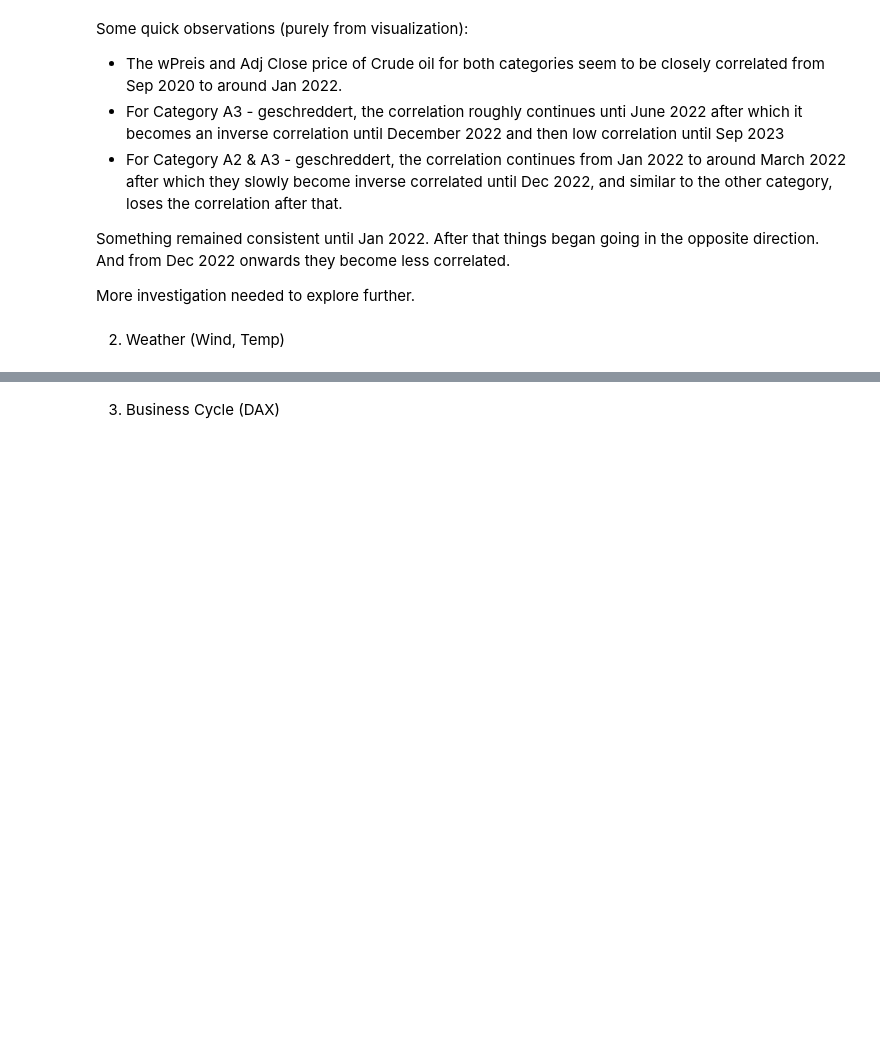
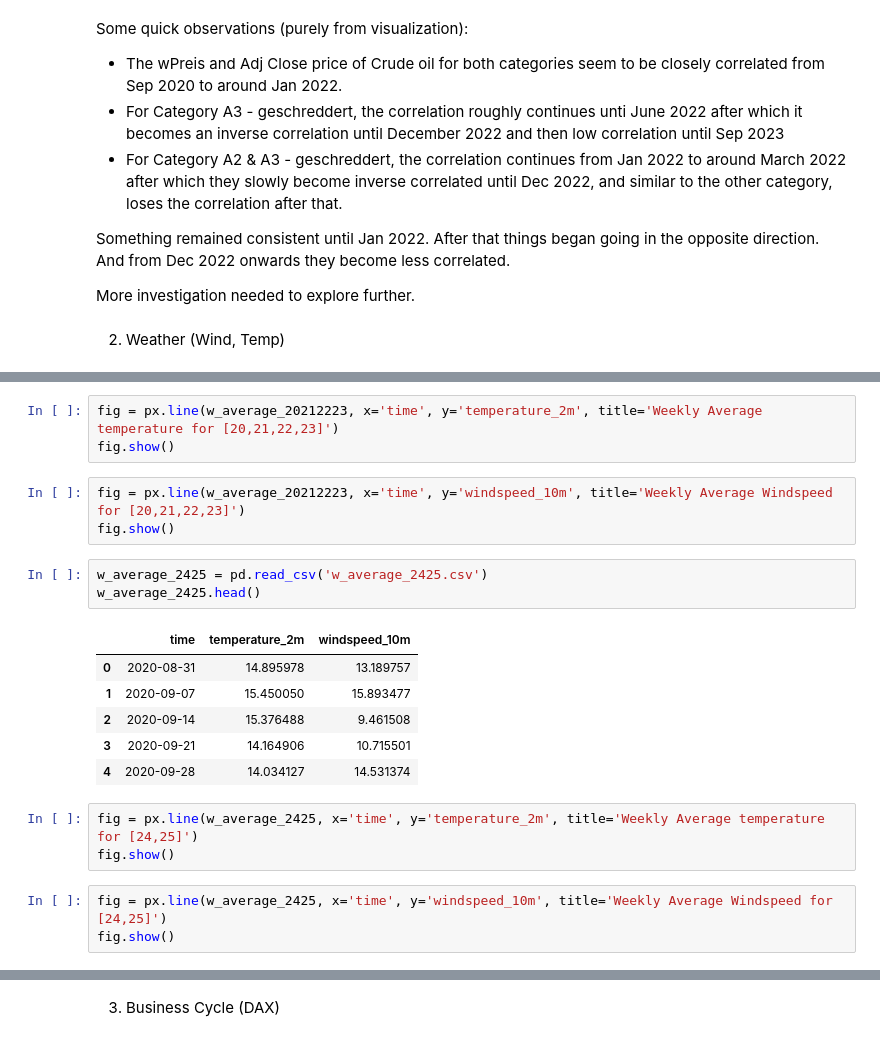
Before and after one commit to surajkarak/KIPA_DigiTrans, a Jupyter notebook: KIPA Project_DigiTrans.ipynb, the cells around one changed output, grey strips where cells are left out. Cells and saved outputs as stored; diff of their text form; blank space fills up the shorter version.

```diff
--- a/KIPA Project_DigiTrans.ipynb
+++ b/KIPA Project_DigiTrans.ipynb
@@ -249,0 +281,22 @@ More investigation needed to explore further.
+# %%
+fig = px.line(w_average_20212223, x='time', y='temperature_2m', title='Weekly Average temperature for [20,21,22,23]')
+fig.show()
+# %%
+fig = px.line(w_average_20212223, x='time', y='windspeed_10m', title='Weekly Average Windspeed for [20,21,22,23]')
+fig.show()
+# %%
+w_average_2425 = pd.read_csv('w_average_2425.csv')
+w_average_2425.head()
+# %% [output]
+|  | time | temperature_2m | windspeed_10m |
+| 0 | 2020-08-31 | 14.895978 | 13.189757 |
+| 1 | 2020-09-07 | 15.450050 | 15.893477 |
+| 2 | 2020-09-14 | 15.376488 | 9.461508 |
+| 3 | 2020-09-21 | 14.164906 | 10.715501 |
+| 4 | 2020-09-28 | 14.034127 | 14.531374 |
+# %%
+fig = px.line(w_average_2425, x='time', y='temperature_2m', title='Weekly Average temperature for [24,25]')
+fig.show()
+# %%
+fig = px.line(w_average_2425, x='time', y='windspeed_10m', title='Weekly Average Windspeed for [24,25]')
+fig.show()
```
Also changed, not shown: parts of 6 cells of this notebook, 4 other files.
